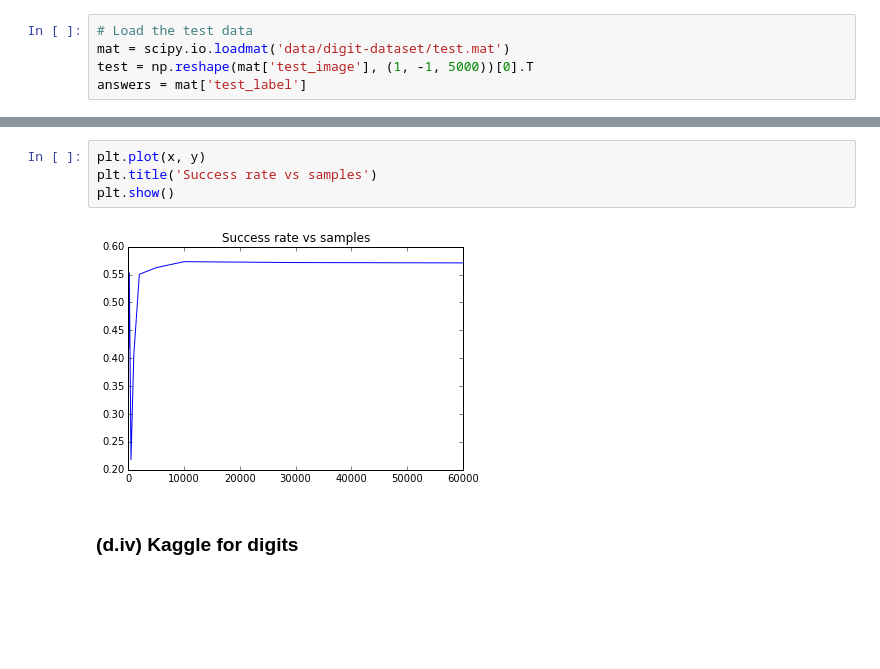
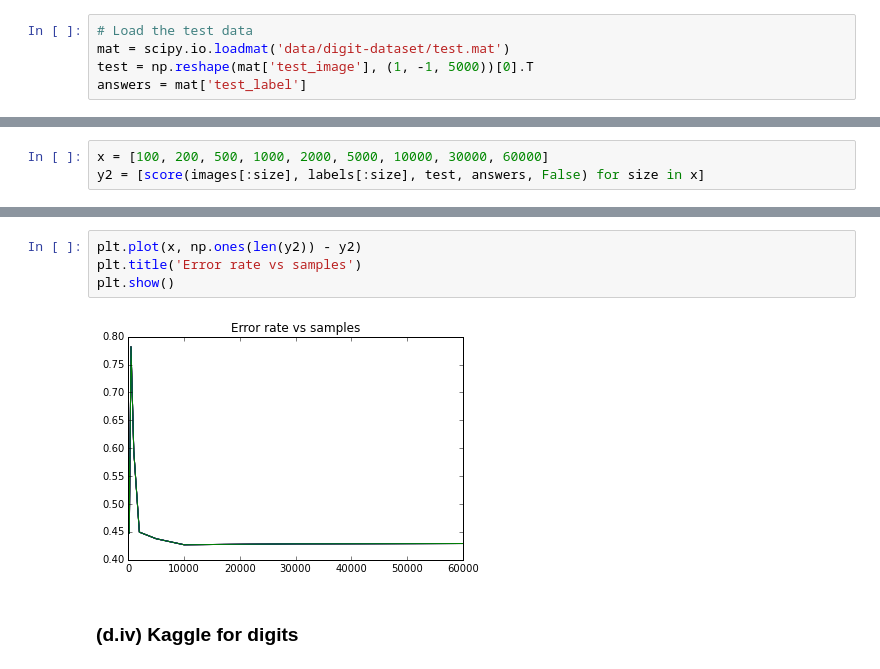
Before and after one commit to akrolsmir/cs189, a Jupyter notebook: hw3/hw3.ipynb, the cells around one changed output, grey strips where cells are left out. Saved outputs shown, nothing was run; the diff lists cells and outputs as text; blank space fills up the shorter version.

```diff
--- a/hw3/hw3.ipynb
+++ b/hw3/hw3.ipynb
@@ -195,0 +248,3 @@ answers = mat['test_label']
+# %%
+x = [100, 200, 500, 1000, 2000, 5000, 10000, 30000, 60000]
+y2 = [score(images[:size], labels[:size], test, answers, False) for size in x]
@@ -266,9 +290,9 @@ classifying...
 # %%
-plt.plot(x, y)
-plt.title('Success rate vs samples')
+plt.plot(x, np.ones(len(y2)) - y2)
+plt.title('Error rate vs samples')
 plt.show()
 # %% [output]
-[figure, old version]
+[figure, new version]
 # %% [markdown]
 ### (d.iv) Kaggle for digits
 # %%
```
Also changed, not shown: parts of 13 cells of this notebook.
